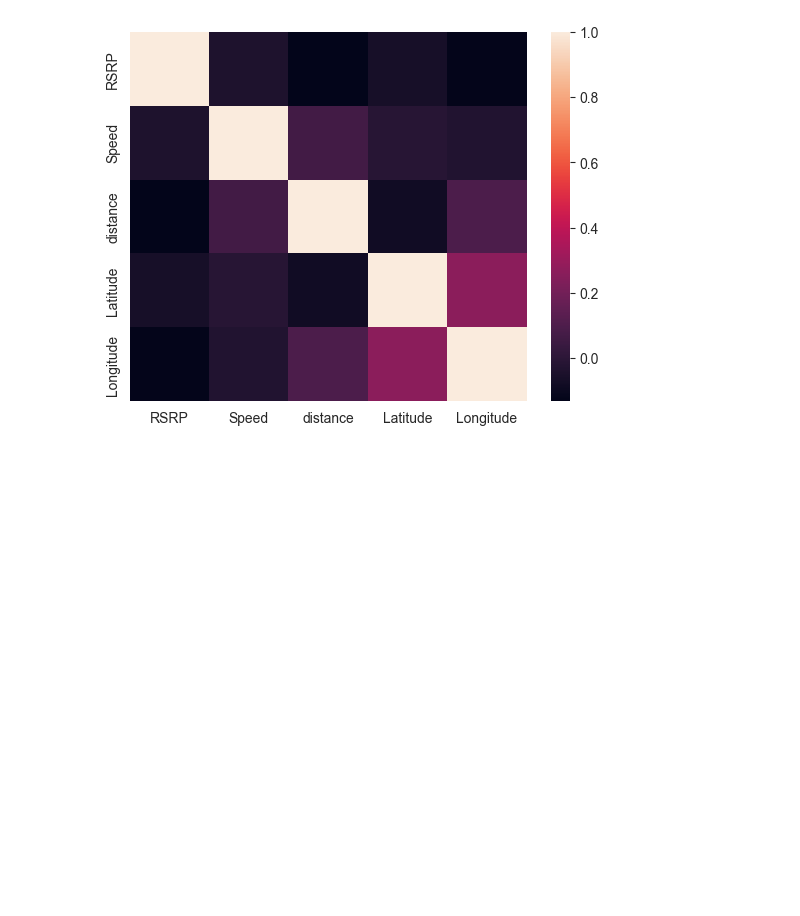
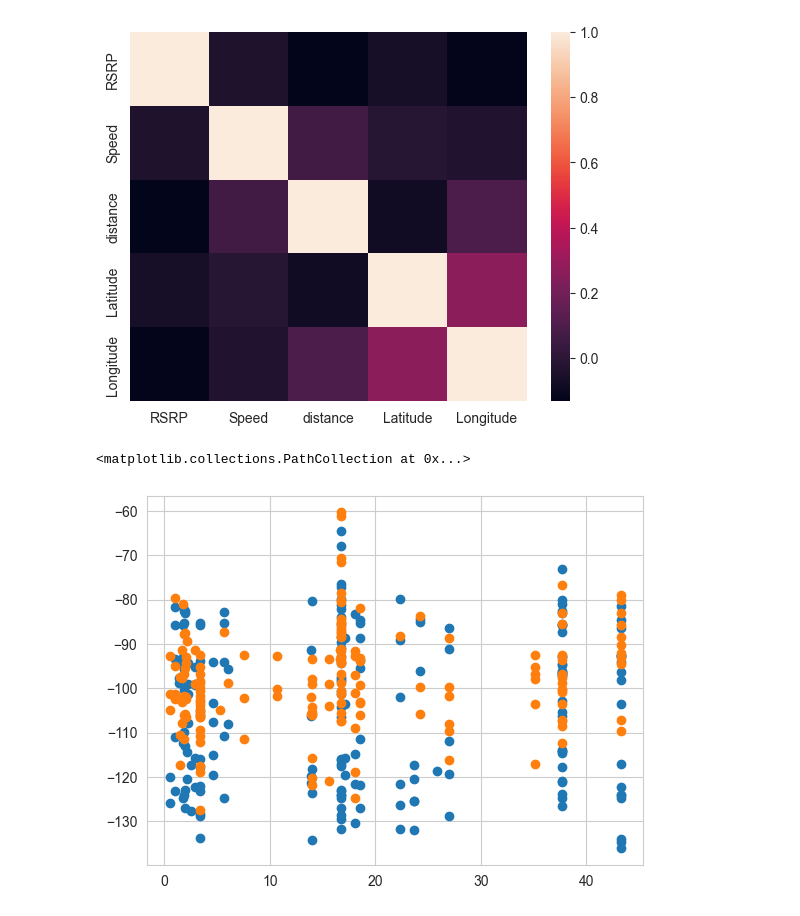
Before and after one commit to ihneskarbovik/IN5060-assignment2, a Jupyter notebook: analysis.ipynb, the cells around one changed output. Drawn from its saved outputs; the diff is of its cells as text; code cells hidden in the pictures; blank space fills up the shorter version.

```diff
--- a/analysis.ipynb
+++ b/analysis.ipynb
@@ -291,3 +274,13 @@ fig.update_layout(
     )
 )
 fig.show()
+# %%
+short_drive = 'campaign_52_OD_4G'
+drive_op1 = df[(df['campaign'] == short_drive) & (df['MNC'] == 'Op1')]
+drive_op2 = df[(df['campaign'] == short_drive) & (df['MNC'] == 'Op2')]
+
+plt.scatter(drive_op1['Speed'], drive_op1['RSRP'])
+plt.scatter(drive_op2['Speed'], drive_op2['RSRP'])
+# %% [output]
+<matplotlib.collections.PathCollection at 0x...>
+[figure, added]
```
Also changed, not shown: parts of 3 cells of this notebook.
